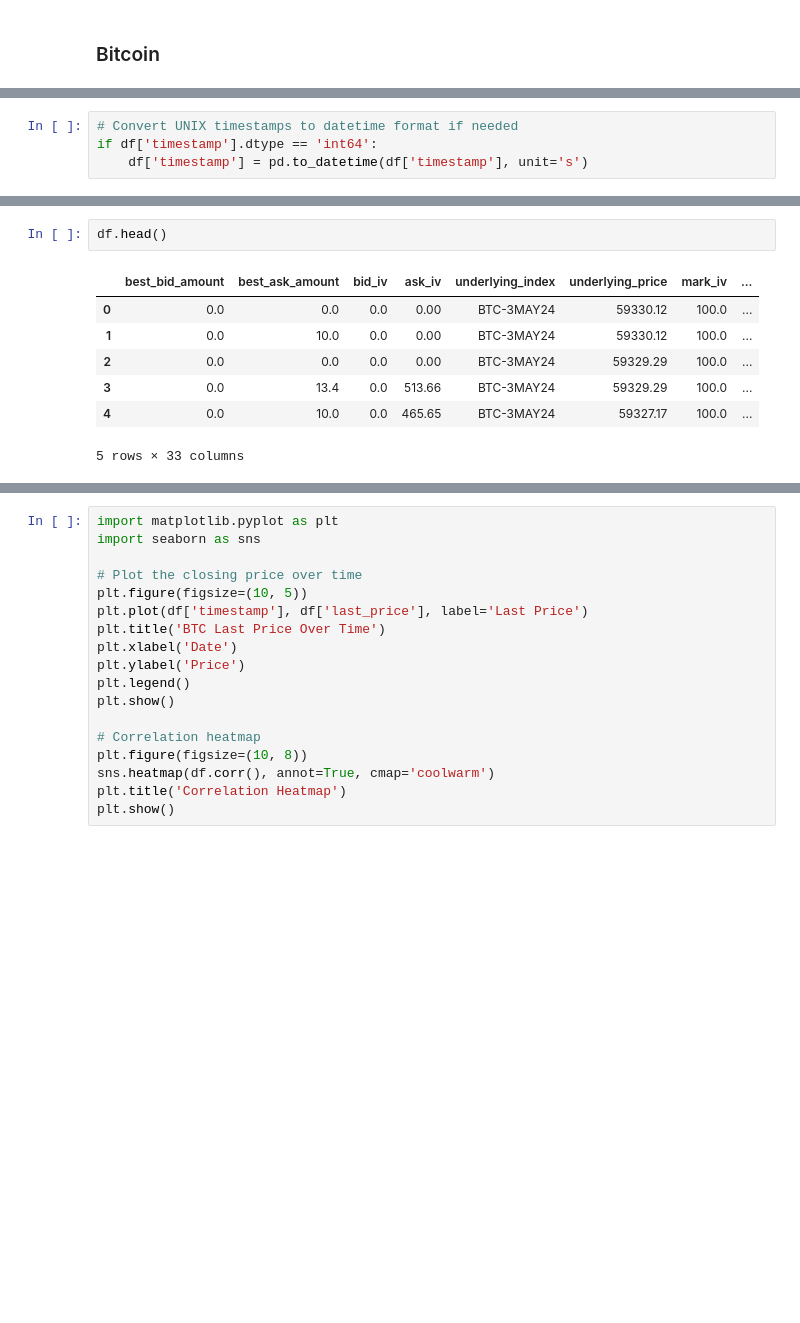
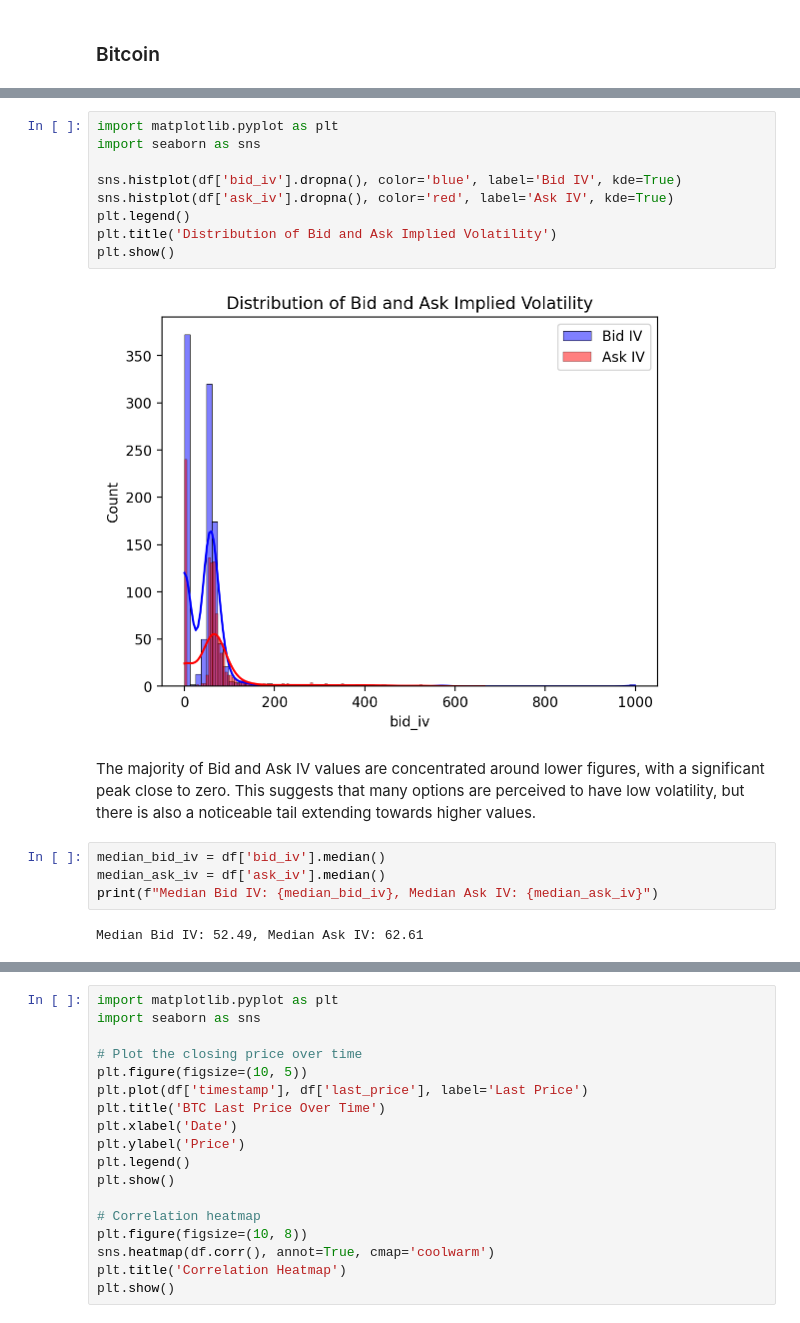
Before and after one commit to EthanFalcao/Defi_Options_Implied_Volatility, a Jupyter notebook: 2. (BTC) - Exploratory Data Analysis.ipynb, the cells around one changed output, grey strips where cells are left out. Saved outputs shown, nothing was run; the diff lists cells and outputs as text; blank space fills up the shorter version.

```diff
--- a/2. (BTC) - Exploratory Data Analysis.ipynb
+++ b/2. (BTC) - Exploratory Data Analysis.ipynb
@@ -133,5 +188 @@ settlement_period       0
 dtype: int64
-# %%
-# Convert UNIX timestamps to datetime format if needed
-if df['timestamp'].dtype == 'int64':
-    df['timestamp'] = pd.to_datetime(df['timestamp'], unit='s')
@@ -191,10 +233,19 @@ btc_data_key.describe
-# %%
-df.head()
-# %% [output]
-|  | best_bid_amount | best_ask_amount | bid_iv | ask_iv | underlying_index | underlying_price | mark_iv | ... |
-| 0 | 0.0 | 0.0 | 0.0 | 0.00 | BTC-3MAY24 | 59330.12 | 100.0 | ... |
-| 1 | 0.0 | 10.0 | 0.0 | 0.00 | BTC-3MAY24 | 59330.12 | 100.0 | ... |
-| 2 | 0.0 | 0.0 | 0.0 | 0.00 | BTC-3MAY24 | 59329.29 | 100.0 | ... |
-| 3 | 0.0 | 13.4 | 0.0 | 513.66 | BTC-3MAY24 | 59329.29 | 100.0 | ... |
-| 4 | 0.0 | 10.0 | 0.0 | 465.65 | BTC-3MAY24 | 59327.17 | 100.0 | ... |
-5 rows × 33 columns
+# %%
+import matplotlib.pyplot as plt
+import seaborn as sns
+
+sns.histplot(df['bid_iv'].dropna(), color='blue', label='Bid IV', kde=True)
+sns.histplot(df['ask_iv'].dropna(), color='red', label='Ask IV', kde=True)
+plt.legend()
+plt.title('Distribution of Bid and Ask Implied Volatility')
+plt.show()
+# %% [output]
+[figure, added]
+# %% [markdown]
+The majority of Bid and Ask IV values are concentrated around lower figures, with a significant peak close to zero. This suggests that many options are perceived to have low volatility, but there is also a noticeable tail extending towards higher values.
+# %%
+median_bid_iv = df['bid_iv'].median()
+median_ask_iv = df['ask_iv'].median()
+print(f"Median Bid IV: {median_bid_iv}, Median Ask IV: {median_ask_iv}")
+# %% [output]
+Median Bid IV: 52.49, Median Ask IV: 62.61
```
Also changed, not shown: parts of 22 cells of this notebook, 2 other files.
